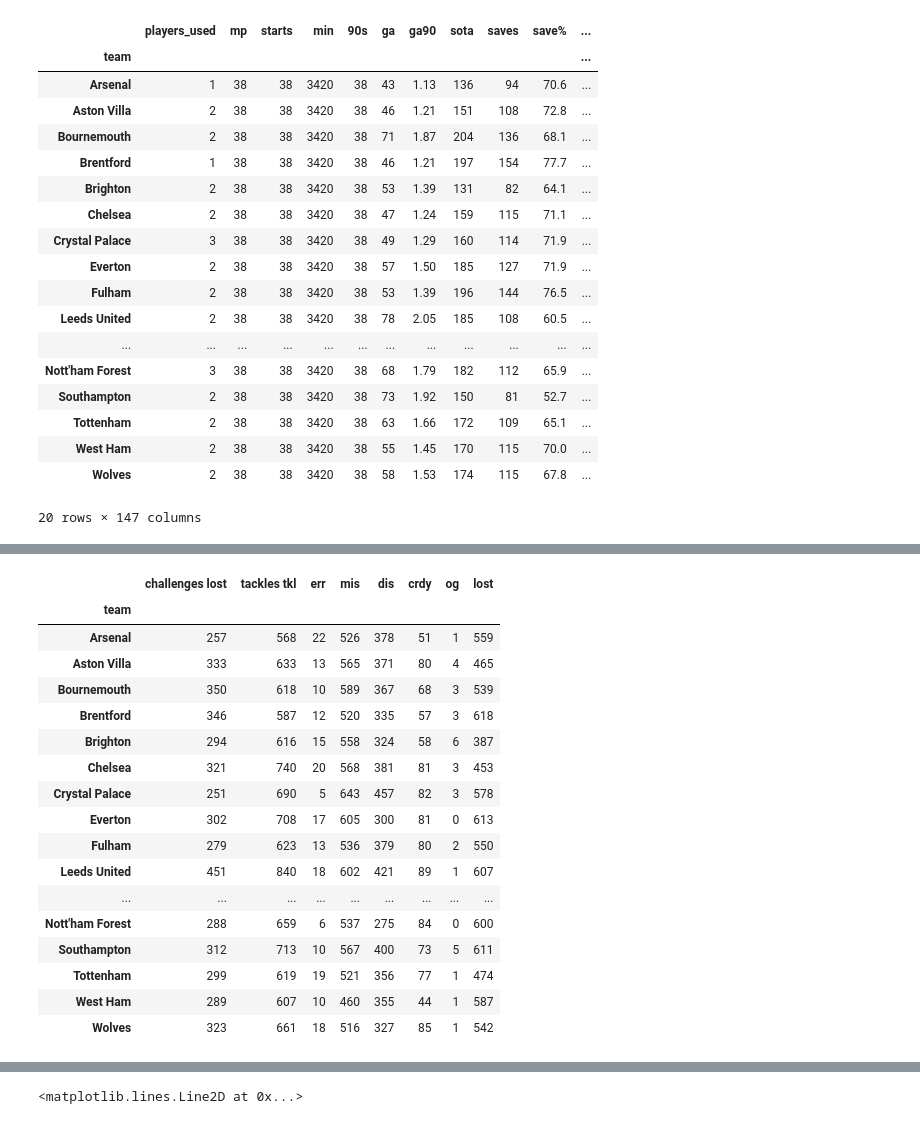
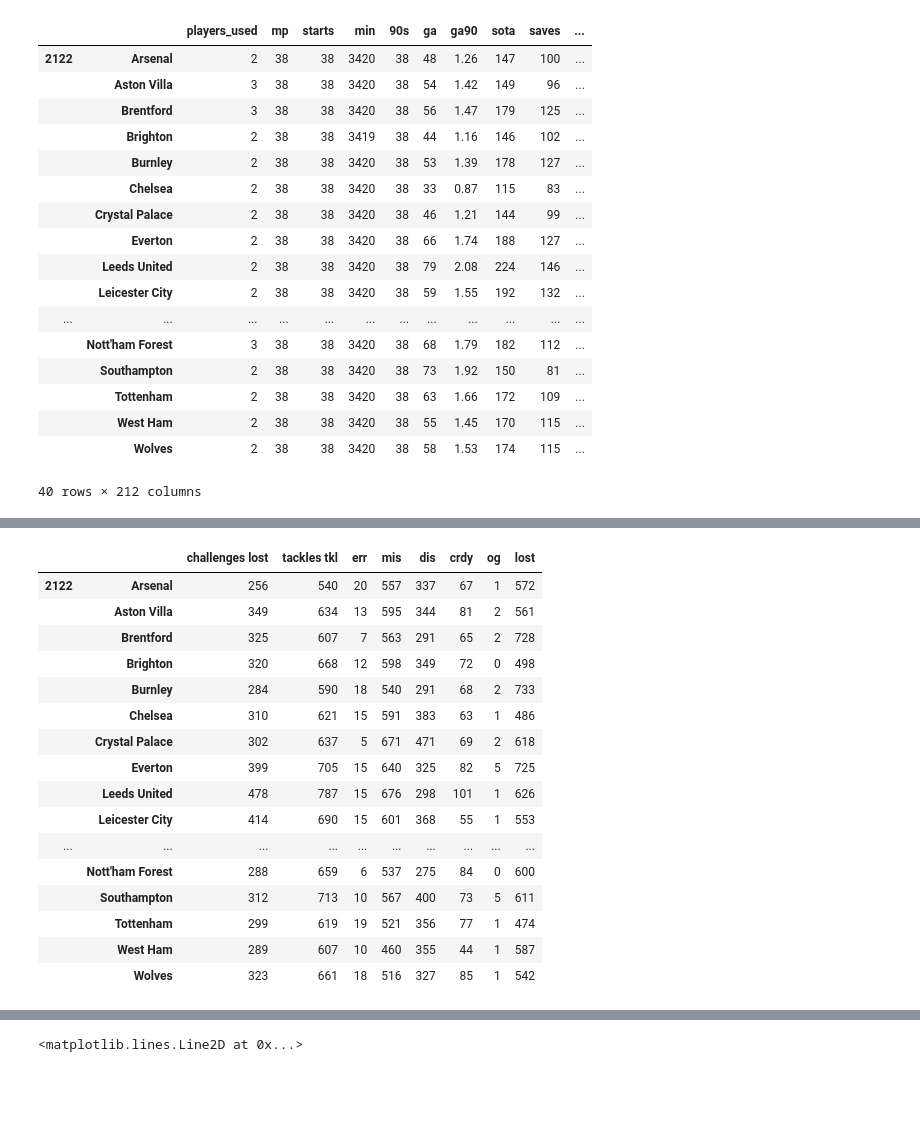
Before and after one commit to krawczyk071/predictor, a Jupyter notebook: play_styles/three.ipynb, the cells around one changed output, grey strips where cells are left out. Saved outputs shown, nothing was run; the diff lists cells and outputs as text; code cells hidden in the pictures; blank space fills up the shorter version.

```diff
--- a/play_styles/three.ipynb
+++ b/play_styles/three.ipynb
@@ -1,29 +1,28 @@
 # %%
 import pandas as pd
-teams = pd.read_csv("teams.csv", index_col=0)
+teams = pd.read_csv("teams2s.csv", index_col=[0,1])
 
 teams.columns=[x.lower() for x in teams.columns]
 teams
 # %% [output]
-|  | players_used | mp | starts | min | 90s | ga | ga90 | sota | saves | save% | ... |
-| team |  |  |  |  |  |  |  |  |  |  | ... |
-| Arsenal | 1 | 38 | 38 | 3420 | 38 | 43 | 1.13 | 136 | 94 | 70.6 | ... |
-| Aston Villa | 2 | 38 | 38 | 3420 | 38 | 46 | 1.21 | 151 | 108 | 72.8 | ... |
-| Bournemouth | 2 | 38 | 38 | 3420 | 38 | 71 | 1.87 | 204 | 136 | 68.1 | ... |
-| Brentford | 1 | 38 | 38 | 3420 | 38 | 46 | 1.21 | 197 | 154 | 77.7 | ... |
-| Brighton | 2 | 38 | 38 | 3420 | 38 | 53 | 1.39 | 131 | 82 | 64.1 | ... |
-| Chelsea | 2 | 38 | 38 | 3420 | 38 | 47 | 1.24 | 159 | 115 | 71.1 | ... |
-| Crystal Palace | 3 | 38 | 38 | 3420 | 38 | 49 | 1.29 | 160 | 114 | 71.9 | ... |
-| Everton | 2 | 38 | 38 | 3420 | 38 | 57 | 1.50 | 185 | 127 | 71.9 | ... |
-| Fulham | 2 | 38 | 38 | 3420 | 38 | 53 | 1.39 | 196 | 144 | 76.5 | ... |
-| Leeds United | 2 | 38 | 38 | 3420 | 38 | 78 | 2.05 | 185 | 108 | 60.5 | ... |
+|  |  | players_used | mp | starts | min | 90s | ga | ga90 | sota | saves | ... |
+| 2122 | Arsenal | 2 | 38 | 38 | 3420 | 38 | 48 | 1.26 | 147 | 100 | ... |
+|  | Aston Villa | 3 | 38 | 38 | 3420 | 38 | 54 | 1.42 | 149 | 96 | ... |
+|  | Brentford | 3 | 38 | 38 | 3420 | 38 | 56 | 1.47 | 179 | 125 | ... |
+|  | Brighton | 2 | 38 | 38 | 3419 | 38 | 44 | 1.16 | 146 | 102 | ... |
+|  | Burnley | 2 | 38 | 38 | 3420 | 38 | 53 | 1.39 | 178 | 127 | ... |
+|  | Chelsea | 2 | 38 | 38 | 3420 | 38 | 33 | 0.87 | 115 | 83 | ... |
+|  | Crystal Palace | 2 | 38 | 38 | 3420 | 38 | 46 | 1.21 | 144 | 99 | ... |
+|  | Everton | 2 | 38 | 38 | 3420 | 38 | 66 | 1.74 | 188 | 127 | ... |
+|  | Leeds United | 2 | 38 | 38 | 3420 | 38 | 79 | 2.08 | 224 | 146 | ... |
+|  | Leicester City | 2 | 38 | 38 | 3420 | 38 | 59 | 1.55 | 192 | 132 | ... |
 | ... | ... | ... | ... | ... | ... | ... | ... | ... | ... | ... | ... |
-| Nott'ham Forest | 3 | 38 | 38 | 3420 | 38 | 68 | 1.79 | 182 | 112 | 65.9 | ... |
-| Southampton | 2 | 38 | 38 | 3420 | 38 | 73 | 1.92 | 150 | 81 | 52.7 | ... |
-| Tottenham | 2 | 38 | 38 | 3420 | 38 | 63 | 1.66 | 172 | 109 | 65.1 | ... |
-| West Ham | 2 | 38 | 38 | 3420 | 38 | 55 | 1.45 | 170 | 115 | 70.0 | ... |
-| Wolves | 2 | 38 | 38 | 3420 | 38 | 58 | 1.53 | 174 | 115 | 67.8 | ... |
+|  | Nott'ham Forest | 3 | 38 | 38 | 3420 | 38 | 68 | 1.79 | 182 | 112 | ... |
+|  | Southampton | 2 | 38 | 38 | 3420 | 38 | 73 | 1.92 | 150 | 81 | ... |
+|  | Tottenham | 2 | 38 | 38 | 3420 | 38 | 63 | 1.66 | 172 | 109 | ... |
+|  | West Ham | 2 | 38 | 38 | 3420 | 38 | 55 | 1.45 | 170 | 115 | ... |
+|  | Wolves | 2 | 38 | 38 | 3420 | 38 | 58 | 1.53 | 174 | 115 | ... |
-20 rows × 147 columns
+40 rows × 212 columns
 # %%
 [x for x in teams.columns if x[0]=='c']
 # %% [output]
@@ -68,24 +67,23 @@ succ=['int','tackles tklw','succ','challenges tkl',] #Int TklW ChaTkl Take-Ons[A
 
 teams[error]
 # %% [output]
-|  | challenges lost | tackles tkl | err | mis | dis | crdy | og | lost |
-| team |  |  |  |  |  |  |  |  |
-| Arsenal | 257 | 568 | 22 | 526 | 378 | 51 | 1 | 559 |
-| Aston Villa | 333 | 633 | 13 | 565 | 371 | 80 | 4 | 465 |
-| Bournemouth | 350 | 618 | 10 | 589 | 367 | 68 | 3 | 539 |
-| Brentford | 346 | 587 | 12 | 520 | 335 | 57 | 3 | 618 |
-| Brighton | 294 | 616 | 15 | 558 | 324 | 58 | 6 | 387 |
-| Chelsea | 321 | 740 | 20 | 568 | 381 | 81 | 3 | 453 |
-| Crystal Palace | 251 | 690 | 5 | 643 | 457 | 82 | 3 | 578 |
-| Everton | 302 | 708 | 17 | 605 | 300 | 81 | 0 | 613 |
-| Fulham | 279 | 623 | 13 | 536 | 379 | 80 | 2 | 550 |
-| Leeds United | 451 | 840 | 18 | 602 | 421 | 89 | 1 | 607 |
-| ... | ... | ... | ... | ... | ... | ... | ... | ... |
-| Nott'ham Forest | 288 | 659 | 6 | 537 | 275 | 84 | 0 | 600 |
-| Southampton | 312 | 713 | 10 | 567 | 400 | 73 | 5 | 611 |
-| Tottenham | 299 | 619 | 19 | 521 | 356 | 77 | 1 | 474 |
-| West Ham | 289 | 607 | 10 | 460 | 355 | 44 | 1 | 587 |
-| Wolves | 323 | 661 | 18 | 516 | 327 | 85 | 1 | 542 |
+|  |  | challenges lost | tackles tkl | err | mis | dis | crdy | og | lost |
+| 2122 | Arsenal | 256 | 540 | 20 | 557 | 337 | 67 | 1 | 572 |
+|  | Aston Villa | 349 | 634 | 13 | 595 | 344 | 81 | 2 | 561 |
+|  | Brentford | 325 | 607 | 7 | 563 | 291 | 65 | 2 | 728 |
+|  | Brighton | 320 | 668 | 12 | 598 | 349 | 72 | 0 | 498 |
+|  | Burnley | 284 | 590 | 18 | 540 | 291 | 68 | 2 | 733 |
+|  | Chelsea | 310 | 621 | 15 | 591 | 383 | 63 | 1 | 486 |
+|  | Crystal Palace | 302 | 637 | 5 | 671 | 471 | 69 | 2 | 618 |
+|  | Everton | 399 | 705 | 15 | 640 | 325 | 82 | 5 | 725 |
+|  | Leeds United | 478 | 787 | 15 | 676 | 298 | 101 | 1 | 626 |
+|  | Leicester City | 414 | 690 | 15 | 601 | 368 | 55 | 1 | 553 |
+| ... | ... | ... | ... | ... | ... | ... | ... | ... | ... |
+|  | Nott'ham Forest | 288 | 659 | 6 | 537 | 275 | 84 | 0 | 600 |
+|  | Southampton | 312 | 713 | 10 | 567 | 400 | 73 | 5 | 611 |
+|  | Tottenham | 299 | 619 | 19 | 521 | 356 | 77 | 1 | 474 |
+|  | West Ham | 289 | 607 | 10 | 460 | 355 | 44 | 1 | 587 |
+|  | Wolves | 323 | 661 | 18 | 516 | 327 | 85 | 1 | 542 |
 # %%
 sel['fly']=sel.prgp/sel.prgc
 sel['speed']=(sel.poss*90)/sel.prgdist
```
Also changed, not shown: parts of 1 cell of this notebook, 3 other files.
